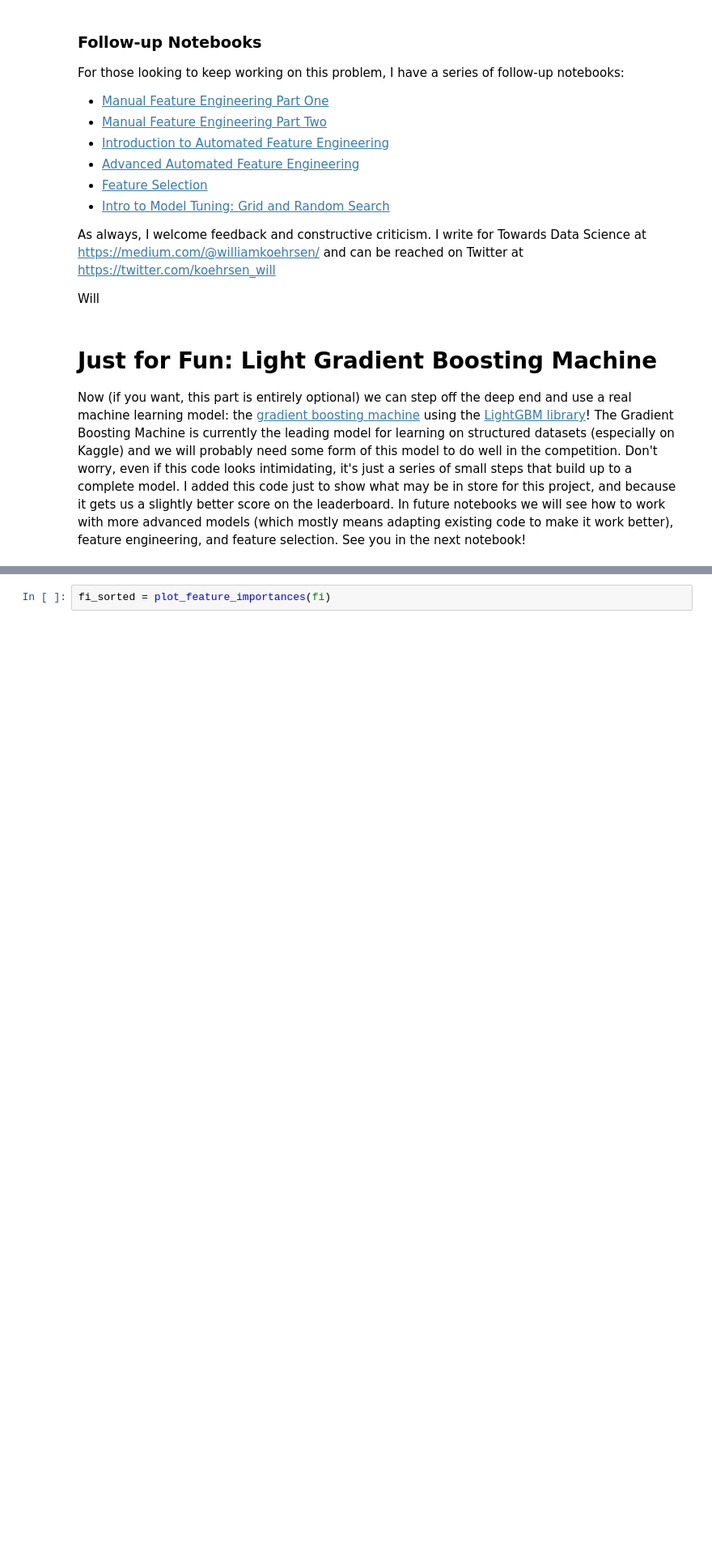
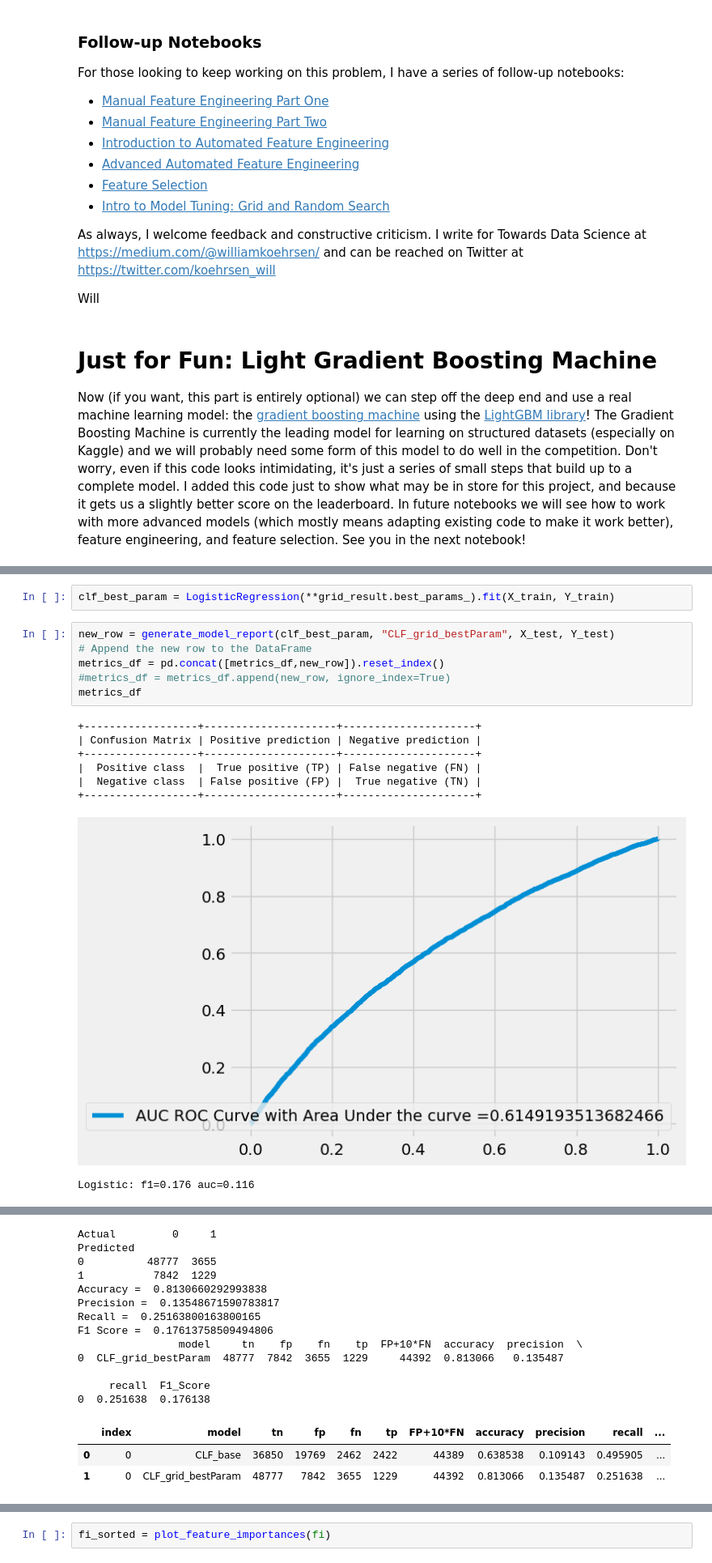
Before and after one commit to MarkoBrie/automated_credit_scoring_with_ML, a Jupyter notebook: 1_EDA.ipynb, the cells around one changed output, grey strips where cells are left out. Shown at 81% size. Cells and saved outputs as stored; diff of their text form; blank space fills up the shorter version.

```diff
--- a/1_EDA.ipynb
+++ b/1_EDA.ipynb
@@ -1127,0 +1739,17 @@ Now (if you want, this part is entirely optional) we can step off the deep end a
+# %%
+clf_best_param = LogisticRegression(**grid_result.best_params_).fit(X_train, Y_train)
+# %%
+new_row = generate_model_report(clf_best_param, "CLF_grid_bestParam", X_test, Y_test)
+# Append the new row to the DataFrame
+metrics_df = pd.concat([metrics_df,new_row]).reset_index()
+#metrics_df = metrics_df.append(new_row, ignore_index=True)
+metrics_df
+# %% [output]
++------------------+---------------------+---------------------+
+| Confusion Matrix | Positive prediction | Negative prediction |
++------------------+---------------------+---------------------+
+|  Positive class  |  True positive (TP) | False negative (FN) |
+|  Negative class  | False positive (FP) |  True negative (TN) |
++------------------+---------------------+---------------------+
+[figure, added]
+Logistic: f1=0.176 auc=0.116
@@ -1128,3 +1757,19 @@ Now (if you want, this part is entirely optional) we can step off the deep end a
+Actual         0     1
+Predicted
+0          48777  3655
+1           7842  1229
+Accuracy =  0.8130660292993838
+Precision =  0.13548671590783817
+Recall =  0.25163800163800165
+F1 Score =  0.17613758509494806
+                model     tn    fp    fn    tp  FP+10*FN  accuracy  precision  \
+0  CLF_grid_bestParam  48777  7842  3655  1229     44392  0.813066   0.135487
+
+     recall  F1_Score
+0  0.251638  0.176138
+|  | index | model | tn | fp | fn | tp | FP+10*FN | accuracy | precision | recall | ... |
+| 0 | 0 | CLF_base | 36850 | 19769 | 2462 | 2422 | 44389 | 0.638538 | 0.109143 | 0.495905 | ... |
+| 1 | 0 | CLF_grid_bestParam | 48777 | 7842 | 3655 | 1229 | 44392 | 0.813066 | 0.135487 | 0.251638 | ... |
 # %%
 from sklearn.model_selection import KFold
 from sklearn.metrics import roc_auc_score
```
Also changed, not shown: parts of 50 cells of this notebook.
